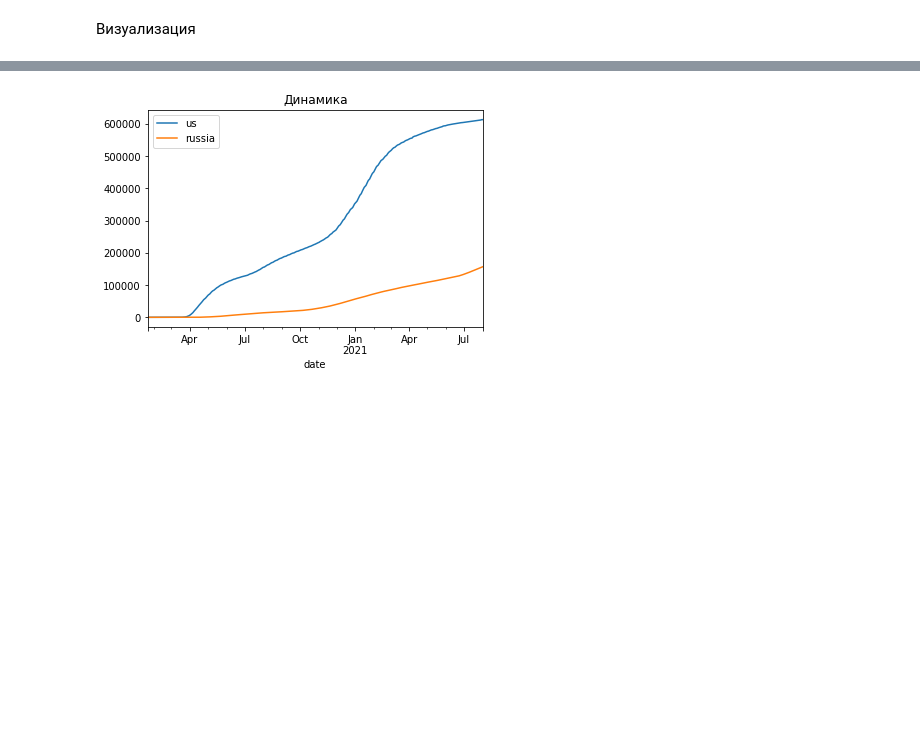
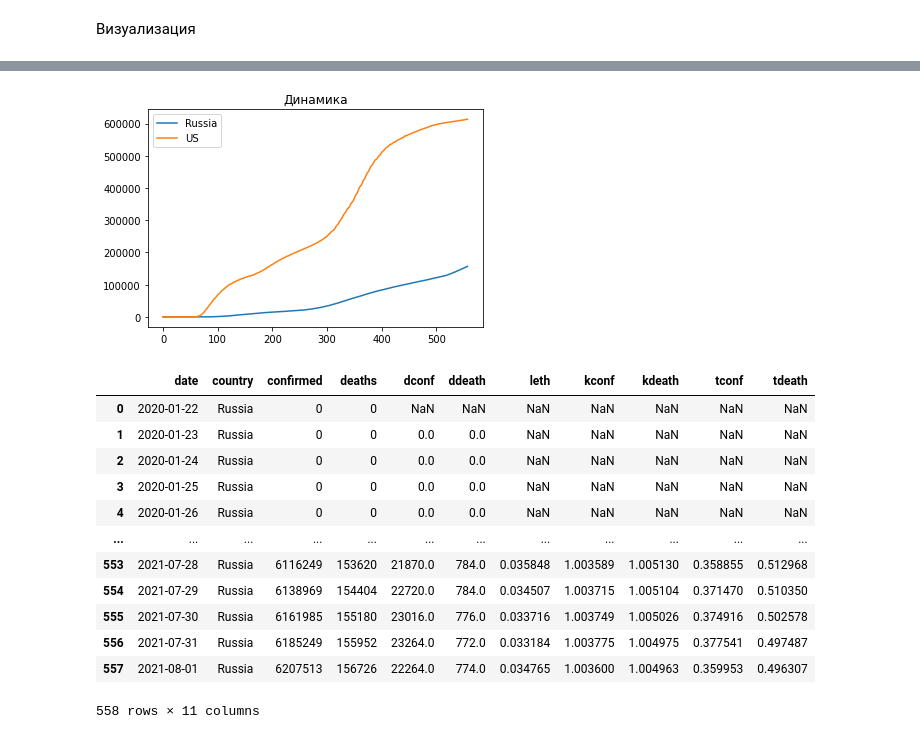
Before and after one commit to sky16k/fps, a Jupyter notebook: основы_стат_2_testing_hw.ipynb, the cells around one changed output, grey strips where cells are left out. Saved outputs shown, nothing was run; the diff lists cells and outputs as text; code cells hidden in the pictures; blank space fills up the shorter version.

```diff
--- a/основы_стат_2_testing_hw.ipynb
+++ b/основы_стат_2_testing_hw.ipynb
@@ -177,8 +174,28 @@ plt.show()
 # %%
-df1['deaths'].plot(label='us')
-df2['deaths'].plot(label='russia')
+df1['deaths'].plot(label=df1_label)
+df2['deaths'].plot(label=df2_label)
 plt.title('Динамика')
 plt.legend()  #['Male', 'Female']
 plt.show()
 # %% [output]
-[figure, old version]
+[figure, new version]
+# %%
+df1['kconf'] = df1['confirmed']/df1['confirmed'].shift(1)
+df1['kdeath']= df1['deaths']/ df1['deaths'].shift(1)
+df1['tconf'] = df1['kconf'] *100 - 100
+df1['tdeath']= df1['kdeath']*100 - 100
+df1
+# %% [output]
+|  | date | country | confirmed | deaths | dconf | ddeath | leth | kconf | kdeath | tconf | tdeath |
+| 0 | 2020-01-22 | Russia | 0 | 0 | NaN | NaN | NaN | NaN | NaN | NaN | NaN |
+| 1 | 2020-01-23 | Russia | 0 | 0 | 0.0 | 0.0 | NaN | NaN | NaN | NaN | NaN |
+| 2 | 2020-01-24 | Russia | 0 | 0 | 0.0 | 0.0 | NaN | NaN | NaN | NaN | NaN |
+| 3 | 2020-01-25 | Russia | 0 | 0 | 0.0 | 0.0 | NaN | NaN | NaN | NaN | NaN |
+| 4 | 2020-01-26 | Russia | 0 | 0 | 0.0 | 0.0 | NaN | NaN | NaN | NaN | NaN |
+| ... | ... | ... | ... | ... | ... | ... | ... | ... | ... | ... | ... |
+| 553 | 2021-07-28 | Russia | 6116249 | 153620 | 21870.0 | 784.0 | 0.035848 | 1.003589 | 1.005130 | 0.358855 | 0.512968 |
+| 554 | 2021-07-29 | Russia | 6138969 | 154404 | 22720.0 | 784.0 | 0.034507 | 1.003715 | 1.005104 | 0.371470 | 0.510350 |
+| 555 | 2021-07-30 | Russia | 6161985 | 155180 | 23016.0 | 776.0 | 0.033716 | 1.003749 | 1.005026 | 0.374916 | 0.502578 |
+| 556 | 2021-07-31 | Russia | 6185249 | 155952 | 23264.0 | 772.0 | 0.033184 | 1.003775 | 1.004975 | 0.377541 | 0.497487 |
+| 557 | 2021-08-01 | Russia | 6207513 | 156726 | 22264.0 | 774.0 | 0.034765 | 1.003600 | 1.004963 | 0.359953 | 0.496307 |
+558 rows × 11 columns
```
Also changed, not shown: parts of 18 cells of this notebook.
